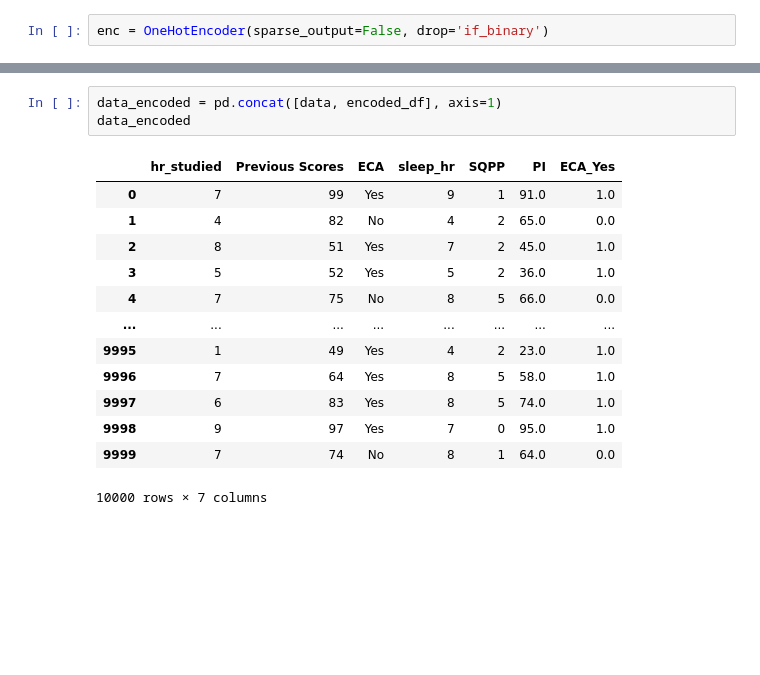
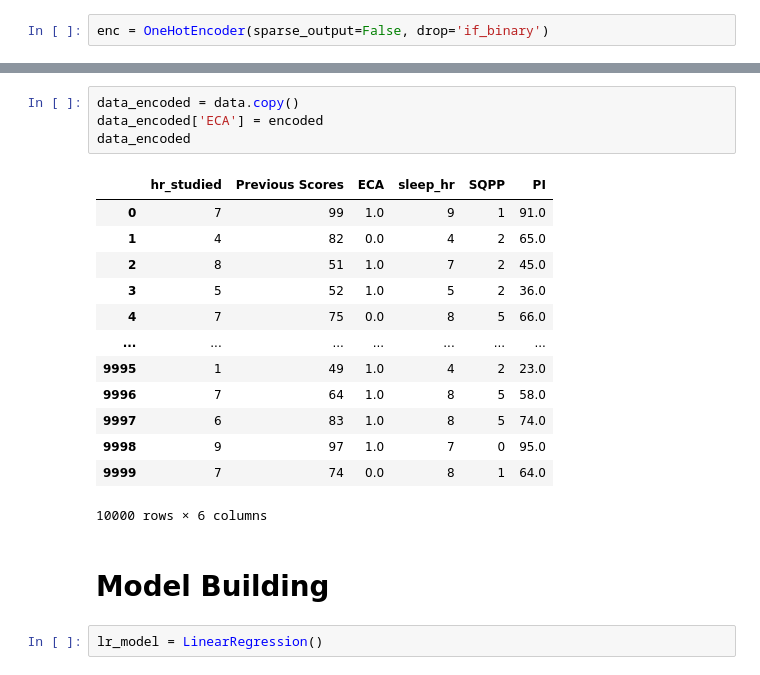
Before and after one commit to grishrana/python_learn, a Jupyter notebook: MLpractise/Linear_Regression/Std_perf/model.ipynb, the cells around one changed output, grey strips where cells are left out. Drawn from its saved outputs; the diff is of its cells as text; blank space fills up the shorter version.

```diff
--- a/MLpractise/Linear_Regression/Std_perf/model.ipynb
+++ b/MLpractise/Linear_Regression/Std_perf/model.ipynb
@@ -169,17 +156,22 @@ encoded_df
-# %%
-data_encoded = pd.concat([data, encoded_df], axis=1)
-data_encoded
-# %% [output]
-|  | hr_studied | Previous Scores | ECA | sleep_hr | SQPP | PI | ECA_Yes |
-| 0 | 7 | 99 | Yes | 9 | 1 | 91.0 | 1.0 |
-| 1 | 4 | 82 | No | 4 | 2 | 65.0 | 0.0 |
-| 2 | 8 | 51 | Yes | 7 | 2 | 45.0 | 1.0 |
-| 3 | 5 | 52 | Yes | 5 | 2 | 36.0 | 1.0 |
-| 4 | 7 | 75 | No | 8 | 5 | 66.0 | 0.0 |
-| ... | ... | ... | ... | ... | ... | ... | ... |
-| 9995 | 1 | 49 | Yes | 4 | 2 | 23.0 | 1.0 |
-| 9996 | 7 | 64 | Yes | 8 | 5 | 58.0 | 1.0 |
-| 9997 | 6 | 83 | Yes | 8 | 5 | 74.0 | 1.0 |
-| 9998 | 9 | 97 | Yes | 7 | 0 | 95.0 | 1.0 |
-| 9999 | 7 | 74 | No | 8 | 1 | 64.0 | 0.0 |
-10000 rows × 7 columns
+# %%
+data_encoded = data.copy()
+data_encoded['ECA'] = encoded
+data_encoded
+# %% [output]
+|  | hr_studied | Previous Scores | ECA | sleep_hr | SQPP | PI |
+| 0 | 7 | 99 | 1.0 | 9 | 1 | 91.0 |
+| 1 | 4 | 82 | 0.0 | 4 | 2 | 65.0 |
+| 2 | 8 | 51 | 1.0 | 7 | 2 | 45.0 |
+| 3 | 5 | 52 | 1.0 | 5 | 2 | 36.0 |
+| 4 | 7 | 75 | 0.0 | 8 | 5 | 66.0 |
+| ... | ... | ... | ... | ... | ... | ... |
+| 9995 | 1 | 49 | 1.0 | 4 | 2 | 23.0 |
+| 9996 | 7 | 64 | 1.0 | 8 | 5 | 58.0 |
+| 9997 | 6 | 83 | 1.0 | 8 | 5 | 74.0 |
+| 9998 | 9 | 97 | 1.0 | 7 | 0 | 95.0 |
+| 9999 | 7 | 74 | 0.0 | 8 | 1 | 64.0 |
+10000 rows × 6 columns
+# %% [markdown]
+# **Model Building**
+# %%
+lr_model = LinearRegression()
```
Also changed, not shown: parts of 13 cells of this notebook, 4 other files.
